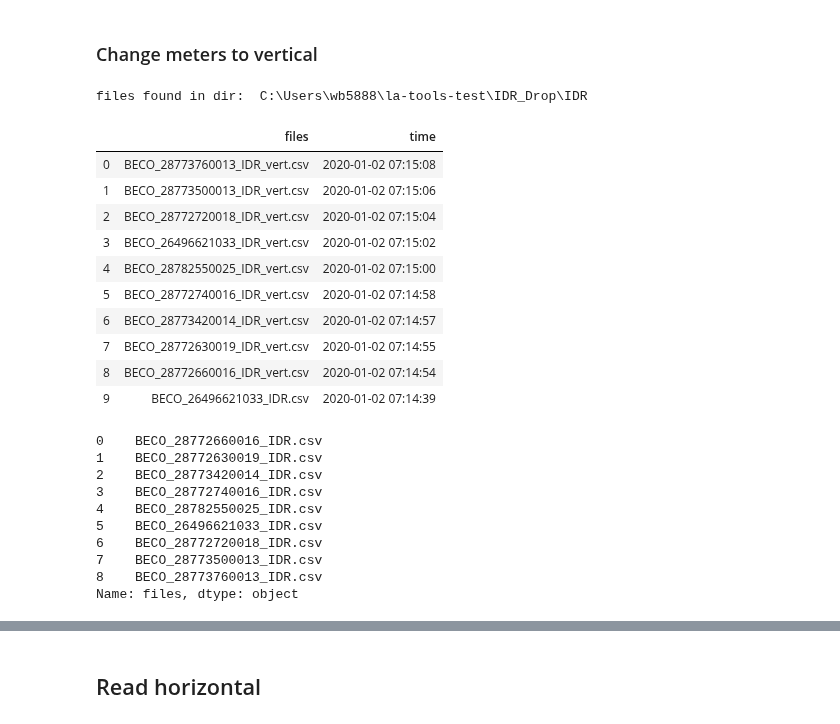
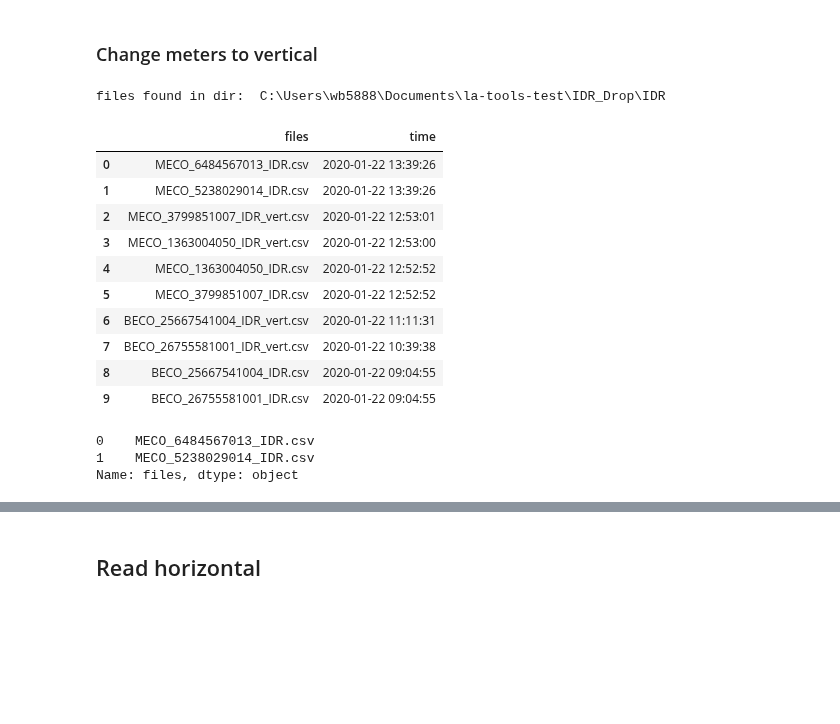
Before and after one commit to stevenhurwitt/la-tools-test, a Jupyter notebook: IDR_Drop/IDR_Drop.ipynb, the cells around one changed output, grey strips where cells are left out. Drawn from its saved outputs; the diff is of its cells as text; code cells hidden in the pictures; blank space fills up the shorter version.

```diff
--- a/IDR_Drop/IDR_Drop.ipynb
+++ b/IDR_Drop/IDR_Drop.ipynb
@@ -156,36 +155,29 @@ error_log
 ### Change meters to vertical
 # %%
 #data_dir = '/home/jupyter-engiela/la-tools-test/IDR_Drop/IDR'
-data_dir = 'C:\\Users\wb5888\la-tools-test\IDR_Drop\IDR'
+data_dir = 'C:\\Users\wb5888\Documents\la-tools-test\IDR_Drop\IDR'
 os.chdir(data_dir)
 idr = IDRdrop.show_dir(data_dir, 10)
 idr
 # %% [output]
-files found in dir:  C:\Users\wb5888\la-tools-test\IDR_Drop\IDR
+files found in dir:  C:\Users\wb5888\Documents\la-tools-test\IDR_Drop\IDR
 |  | files | time |
-| 0 | BECO_28773760013_IDR_vert.csv | 2020-01-02 07:15:08 |
-| 1 | BECO_28773500013_IDR_vert.csv | 2020-01-02 07:15:06 |
-| 2 | BECO_28772720018_IDR_vert.csv | 2020-01-02 07:15:04 |
-| 3 | BECO_26496621033_IDR_vert.csv | 2020-01-02 07:15:02 |
-| 4 | BECO_28782550025_IDR_vert.csv | 2020-01-02 07:15:00 |
-| 5 | BECO_28772740016_IDR_vert.csv | 2020-01-02 07:14:58 |
-| 6 | BECO_28773420014_IDR_vert.csv | 2020-01-02 07:14:57 |
-| 7 | BECO_28772630019_IDR_vert.csv | 2020-01-02 07:14:55 |
-| 8 | BECO_28772660016_IDR_vert.csv | 2020-01-02 07:14:54 |
-| 9 | BECO_26496621033_IDR.csv | 2020-01-02 07:14:39 |
+| 0 | MECO_6484567013_IDR.csv | 2020-01-22 13:39:26 |
+| 1 | MECO_5238029014_IDR.csv | 2020-01-22 13:39:26 |
+| 2 | MECO_3799851007_IDR_vert.csv | 2020-01-22 12:53:01 |
+| 3 | MECO_1363004050_IDR_vert.csv | 2020-01-22 12:53:00 |
+| 4 | MECO_1363004050_IDR.csv | 2020-01-22 12:52:52 |
+| 5 | MECO_3799851007_IDR.csv | 2020-01-22 12:52:52 |
+| 6 | BECO_25667541004_IDR_vert.csv | 2020-01-22 11:11:31 |
+| 7 | BECO_26755581001_IDR_vert.csv | 2020-01-22 10:39:38 |
+| 8 | BECO_25667541004_IDR.csv | 2020-01-22 09:04:55 |
+| 9 | BECO_26755581001_IDR.csv | 2020-01-22 09:04:55 |
 # %%
-myfiles = idr.files[:9]
+myfiles = idr.files[:2]
 myfiles
 # %% [output]
-0    BECO_28772660016_IDR.csv
-1    BECO_28772630019_IDR.csv
-2    BECO_28773420014_IDR.csv
-3    BECO_28772740016_IDR.csv
-4    BECO_28782550025_IDR.csv
-5    BECO_26496621033_IDR.csv
-6    BECO_28772720018_IDR.csv
-7    BECO_28773500013_IDR.csv
-8    BECO_28773760013_IDR.csv
+0    MECO_6484567013_IDR.csv
+1    MECO_5238029014_IDR.csv
 Name: files, dtype: object
 # %%
 for f in myfiles:
```
Also changed, not shown: parts of 8 cells of this notebook, 31 other files.
